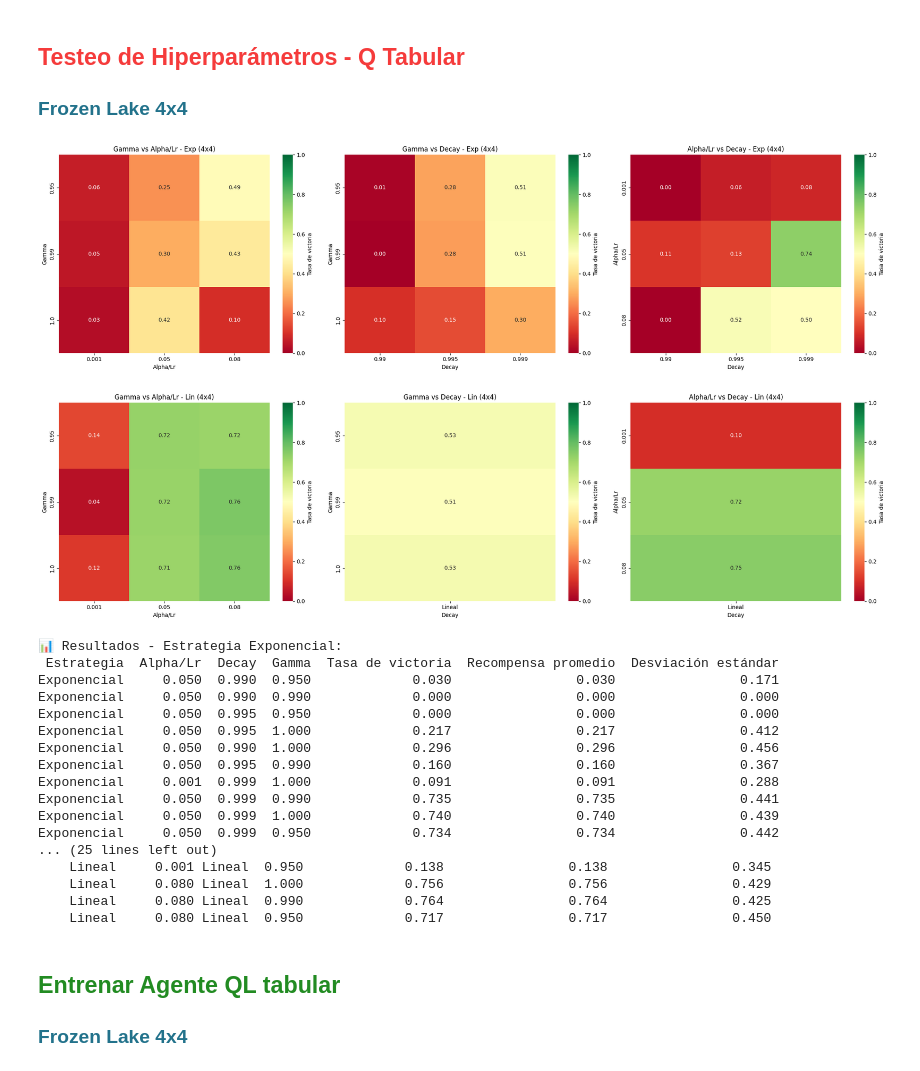
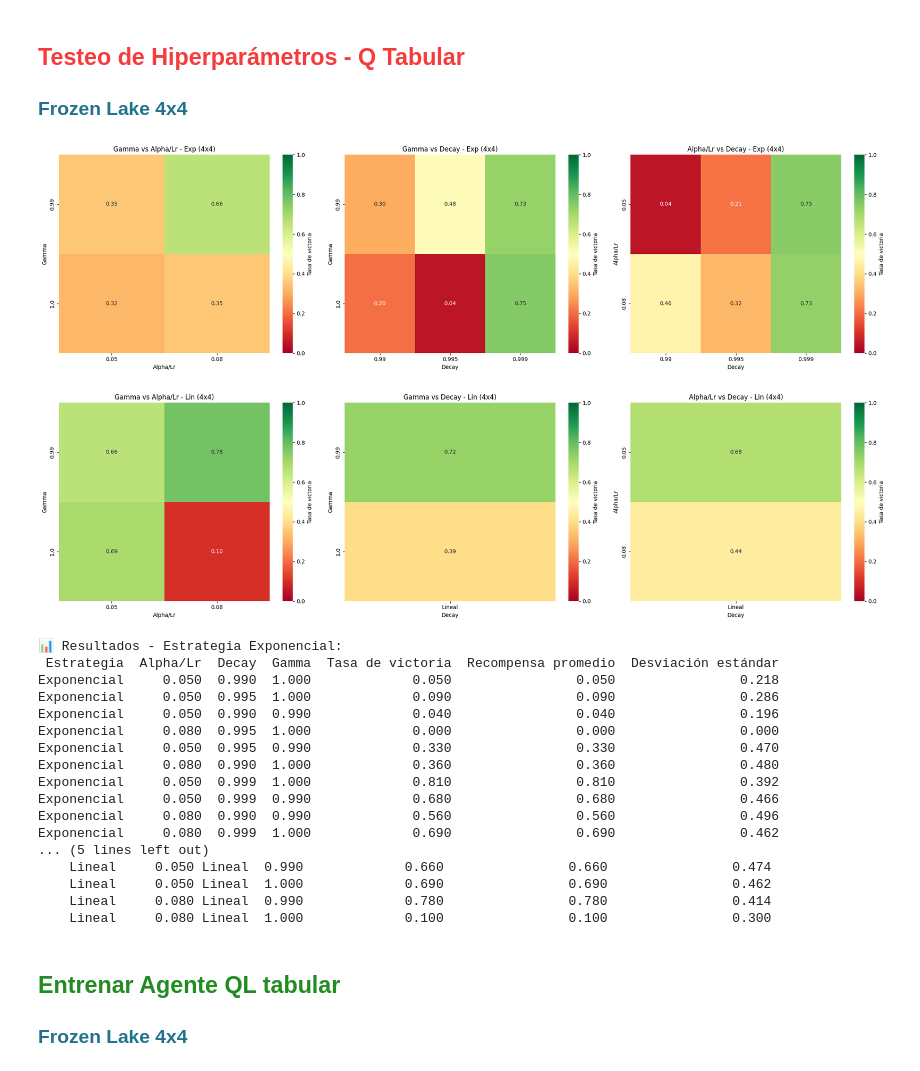
Before and after one commit to Ezequiel-Capo/MachineLearningLab, a Jupyter notebook: LAB2/lab2.ipynb, the cells around one changed output. Cells and saved outputs as stored; diff of their text form; code cells hidden in the pictures.

```diff
--- a/LAB2/lab2.ipynb
+++ b/LAB2/lab2.ipynb
@@ -820,44 +822,44 @@ def test_params(tipo, alphas, decays, gammas, episodios_train, episodios_eval, m
 <h2 style="color: #f53b3bff;">Testeo de Hiperparámetros - Q Tabular</h2>
 <h3 style="color: #22728bff;">Frozen Lake 4x4 </h3>
 # %%
-alphas = [0.05, 0.001, 0.08]
+alphas = [0.05, 0.08]
 decays = [0.99, 0.995, 0.999]
-gammas = [1.0, 0.99, 0.95]
+gammas = [1.0, 0.99]
 episodios_train = 5000
 episodios_eval = 100
 map_name = "4x4"
 
 df_exp, df_lin = test_params("Q", alphas, decays, gammas, episodios_train, episodios_eval, map_name)
 
 
 obtener_heatmap(df_exp, df_lin, map_name, valores="Tasa de victoria")
 
 # ======== Mostrar resultados ========
 print("\n📊 Resultados - Estrategia Exponencial:")
 print(df_exp.to_string(index=False, float_format="%.3f"))
 
 print("\n📊 Resultados - Estrategia Lineal:")
 print(df_lin.to_string(index=False, float_format="%.3f"))
 # %% [output]
-[figure, old version]
+[figure, new version]
-[figure, old version]
+[figure, new version]
 📊 Resultados - Estrategia Exponencial:
  Estrategia  Alpha/Lr  Decay  Gamma  Tasa de victoria  Recompensa promedio  Desviación estándar
-Exponencial     0.050  0.990  0.950             0.030                0.030                0.171
-Exponencial     0.050  0.990  0.990             0.000                0.000                0.000
-Exponencial     0.050  0.995  0.950             0.000                0.000                0.000
-Exponencial     0.050  0.995  1.000             0.217                0.217                0.412
-Exponencial     0.050  0.990  1.000             0.296                0.296                0.456
-Exponencial     0.050  0.995  0.990             0.160                0.160                0.367
-Exponencial     0.001  0.999  1.000             0.091                0.091                0.288
-Exponencial     0.050  0.999  0.990             0.735                0.735                0.441
-Exponencial     0.050  0.999  1.000             0.740                0.740                0.439
-Exponencial     0.050  0.999  0.950             0.734                0.734                0.442
-... (25 lines left out)
-    Lineal     0.001 Lineal  0.950             0.138                0.138                0.345
-    Lineal     0.080 Lineal  1.000             0.756                0.756                0.429
-    Lineal     0.080 Lineal  0.990             0.764                0.764                0.425
-    Lineal     0.080 Lineal  0.950             0.717                0.717                0.450
+Exponencial     0.050  0.990  1.000             0.050                0.050                0.218
+Exponencial     0.050  0.995  1.000             0.090                0.090                0.286
+Exponencial     0.050  0.990  0.990             0.040                0.040                0.196
+Exponencial     0.080  0.995  1.000             0.000                0.000                0.000
+Exponencial     0.050  0.995  0.990             0.330                0.330                0.470
+Exponencial     0.080  0.990  1.000             0.360                0.360                0.480
+Exponencial     0.050  0.999  1.000             0.810                0.810                0.392
+Exponencial     0.050  0.999  0.990             0.680                0.680                0.466
+Exponencial     0.080  0.990  0.990             0.560                0.560                0.496
+Exponencial     0.080  0.999  1.000             0.690                0.690                0.462
+... (5 lines left out)
+    Lineal     0.050 Lineal  0.990             0.660                0.660                0.474
+    Lineal     0.050 Lineal  1.000             0.690                0.690                0.462
+    Lineal     0.080 Lineal  0.990             0.780                0.780                0.414
+    Lineal     0.080 Lineal  1.000             0.100                0.100                0.300
 # %% [markdown]
 <h2 style="color: #228B22;">Entrenar Agente QL tabular</h2>
 <h3 style="color: #22728bff;">Frozen Lake 4x4</h3>
```
Also changed, not shown: parts of 7 cells of this notebook, 2 other files.
